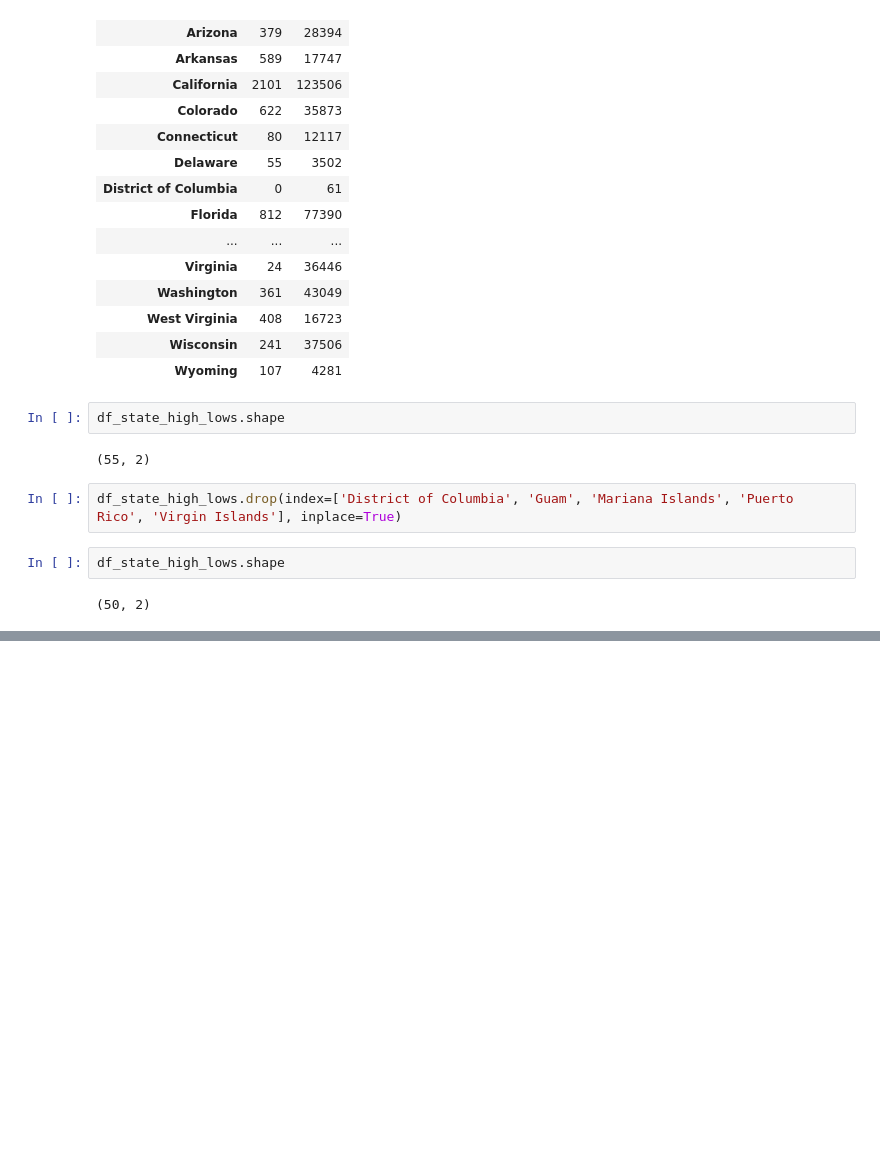
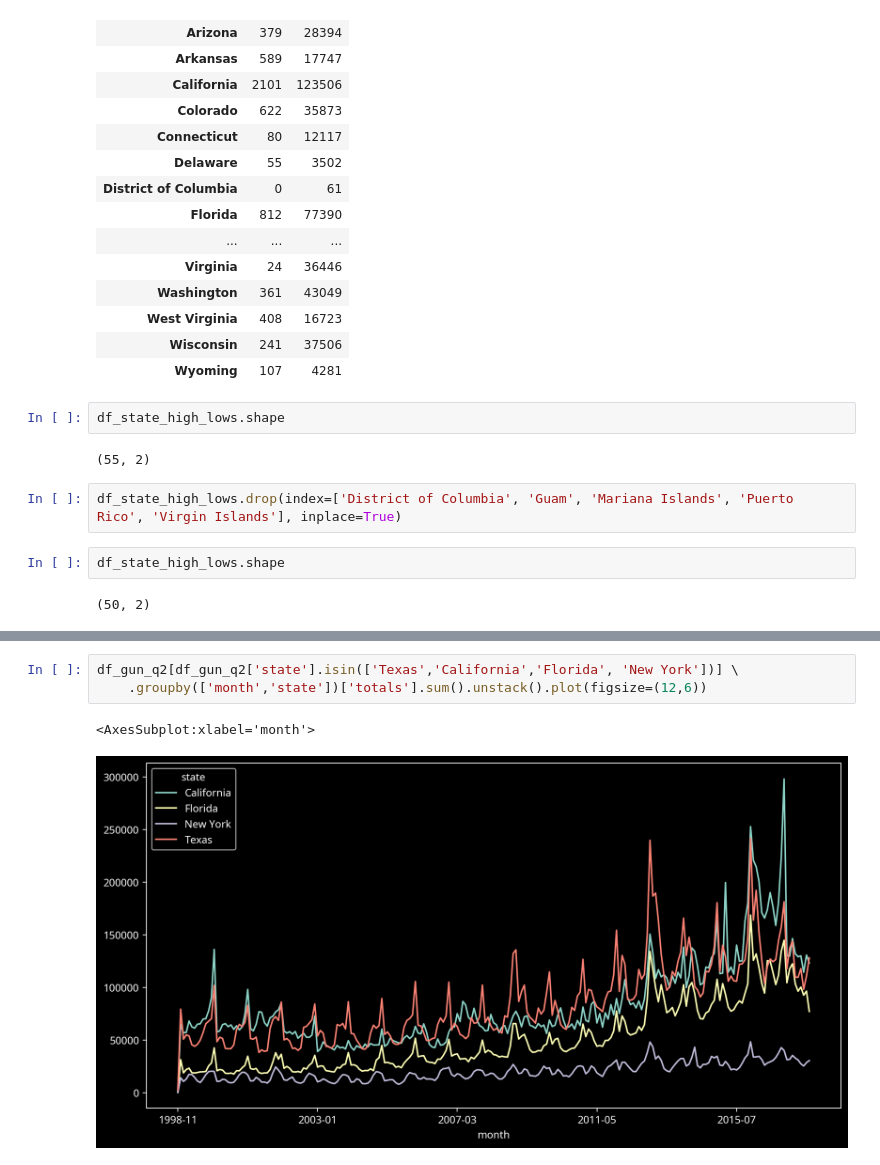
Before and after one commit to roodhouse/udacity_notebooks, a Jupyter notebook: projects/database_ncis_and_census_data/explore.ipynb, the cells around one changed output, grey strips where cells are left out. Drawn from its saved outputs; the diff is of its cells as text; blank space fills up the shorter version.

```diff
--- a/projects/database_ncis_and_census_data/explore.ipynb
+++ b/projects/database_ncis_and_census_data/explore.ipynb
@@ -466,0 +494,6 @@ df_state_high_lows.shape
+# %%
+df_gun_q2[df_gun_q2['state'].isin(['Texas','California','Florida', 'New York'])] \
+    .groupby(['month','state'])['totals'].sum().unstack().plot(figsize=(12,6))
+# %% [output]
+<AxesSubplot:xlabel='month'>
+[figure, added]
```
Also changed, not shown: parts of 11 cells of this notebook.
